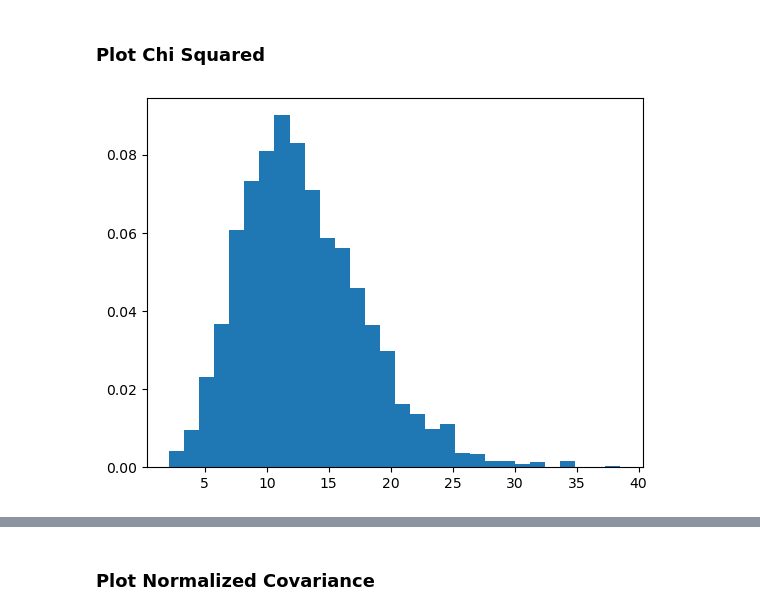
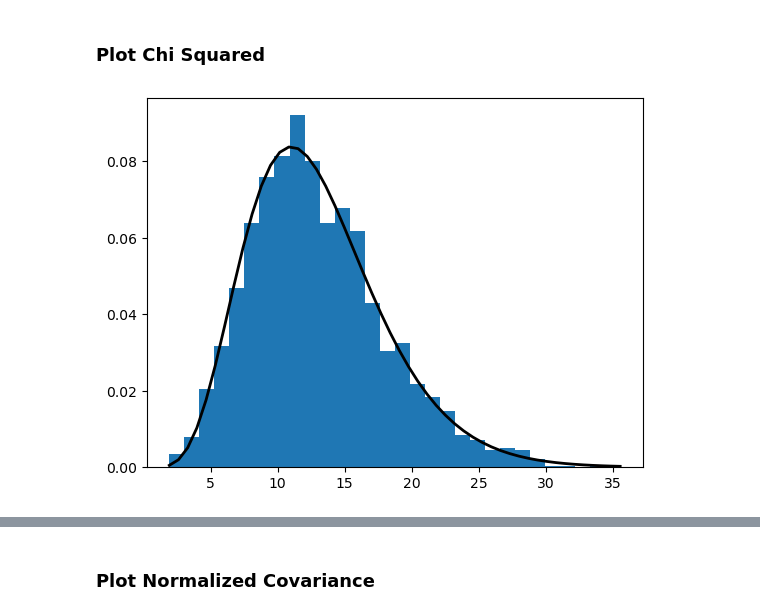
Before and after one commit to FedeDavilaKurban/VPF_Quijote, a Jupyter notebook: AssessGaussianityofLikelihood.ipynb, the cells around one changed output, grey strips where cells are left out. Drawn from its saved outputs; the diff is of its cells as text; code cells hidden in the pictures.

```diff
--- a/AssessGaussianityofLikelihood.ipynb
+++ b/AssessGaussianityofLikelihood.ipynb
@@ -14,10 +14,10 @@ cosm = 'fiducial'
 #simnum = 0
 ns = int(10000)
 rbin = int(13)
-rmin, rmax = 3., int(20)
+rmin, rmax = 3., int(25)
 njk = int(10)
 filename = f'vpfdata_{rmin}-{rmax}-{rbin}-{njk}-{ns}-{cosm}-*.dat'
-filedir = '/home/federico/mnts/clemente/Proyectos/VPF_Quijote/data/output/'
+filedir = '/home/fdavilakurban/mnts/clemente/Proyectos/VPF_Quijote/data/output/'
 
 #filelist = os.listdir(filedir)
 filelist = glob.glob(filedir+filename)
@@ -79,9 +73,15 @@ array([[ 7.97611624e+05, -6.17656118e+05, -1.10361264e+04,
 # %% [markdown]
 ### Plot Chi Squared
 # %%
+from scipy import stats
 
 plt.hist(np.asarray(chisq).flatten(),bins=30,color=['C00'],density=True)
 #plt.vlines(0.5,0,.6,ls=':',color='k')
+
+dof=rbin
+x = np.linspace(np.min(chisq), np.max(chisq))
+plt.plot(x, stats.chi2.pdf(x, dof), label=r"$\chi^2$", color="k", linewidth=2)
+
 plt.show()
 # %% [output]
-[figure, old version]
+[figure, new version]
```
Also changed, not shown: parts of 5 cells of this notebook.
